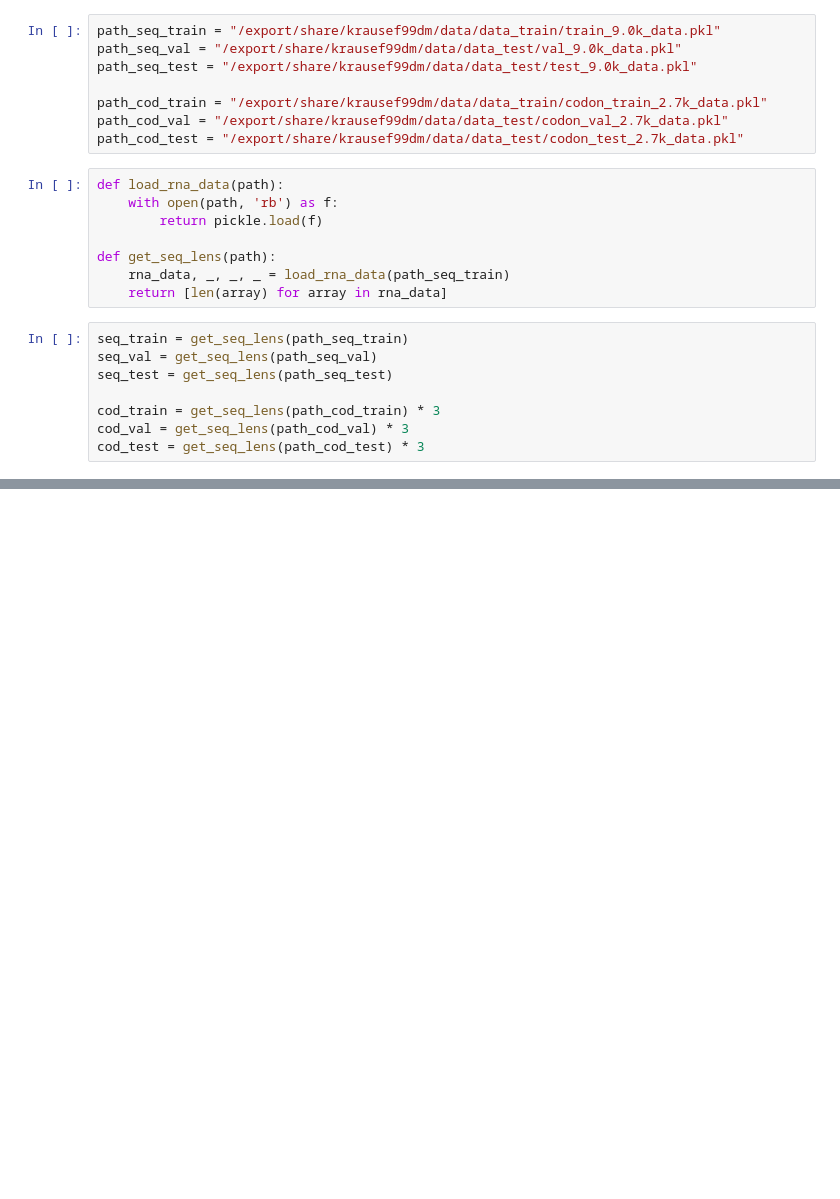
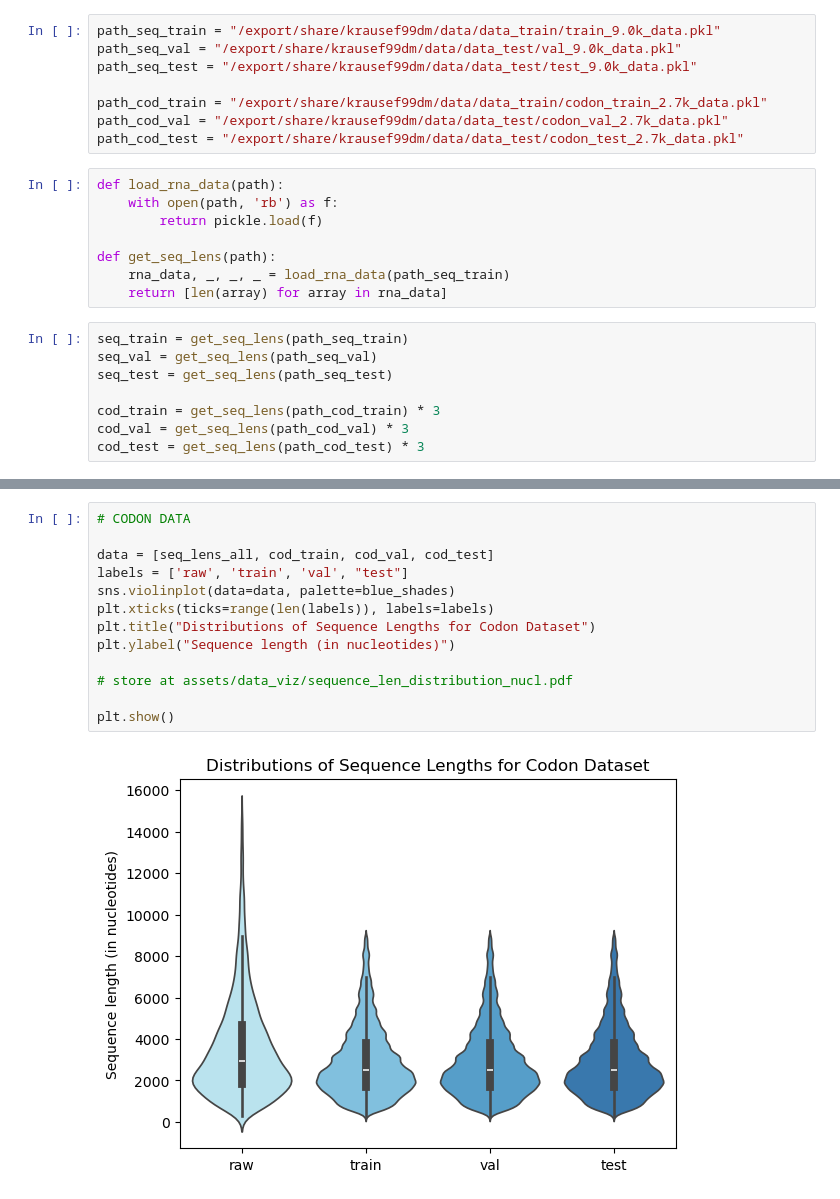
Before and after one commit to f-krause/master-thesis, a Jupyter notebook: experiments/visualisation/seq_len_distrib.ipynb, the cells around one changed output, grey strips where cells are left out. Saved outputs shown, nothing was run; the diff lists cells and outputs as text; blank space fills up the shorter version.

```diff
--- a/experiments/visualisation/seq_len_distrib.ipynb
+++ b/experiments/visualisation/seq_len_distrib.ipynb
@@ -67,0 +118,15 @@ plt.show()
+# %%
+# CODON DATA
+
+data = [seq_lens_all, cod_train, cod_val, cod_test]
+labels = ['raw', 'train', 'val', "test"]
+sns.violinplot(data=data, palette=blue_shades)
+plt.xticks(ticks=range(len(labels)), labels=labels)
+plt.title("Distributions of Sequence Lengths for Codon Dataset")
+plt.ylabel("Sequence length (in nucleotides)")
+
+# store at assets/data_viz/sequence_len_distribution_nucl.pdf
+
+plt.show()
+# %% [output]
+[figure, added]
```
Also changed, not shown: parts of 15 cells of this notebook, 2 other files.
